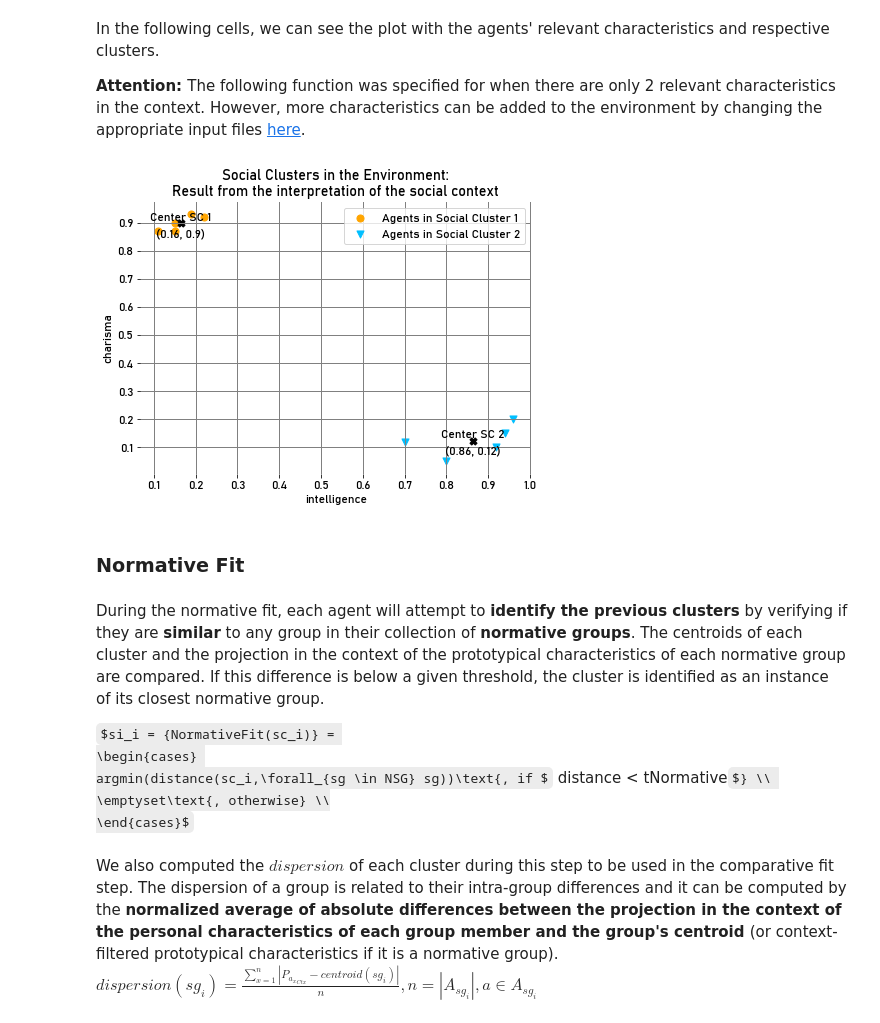
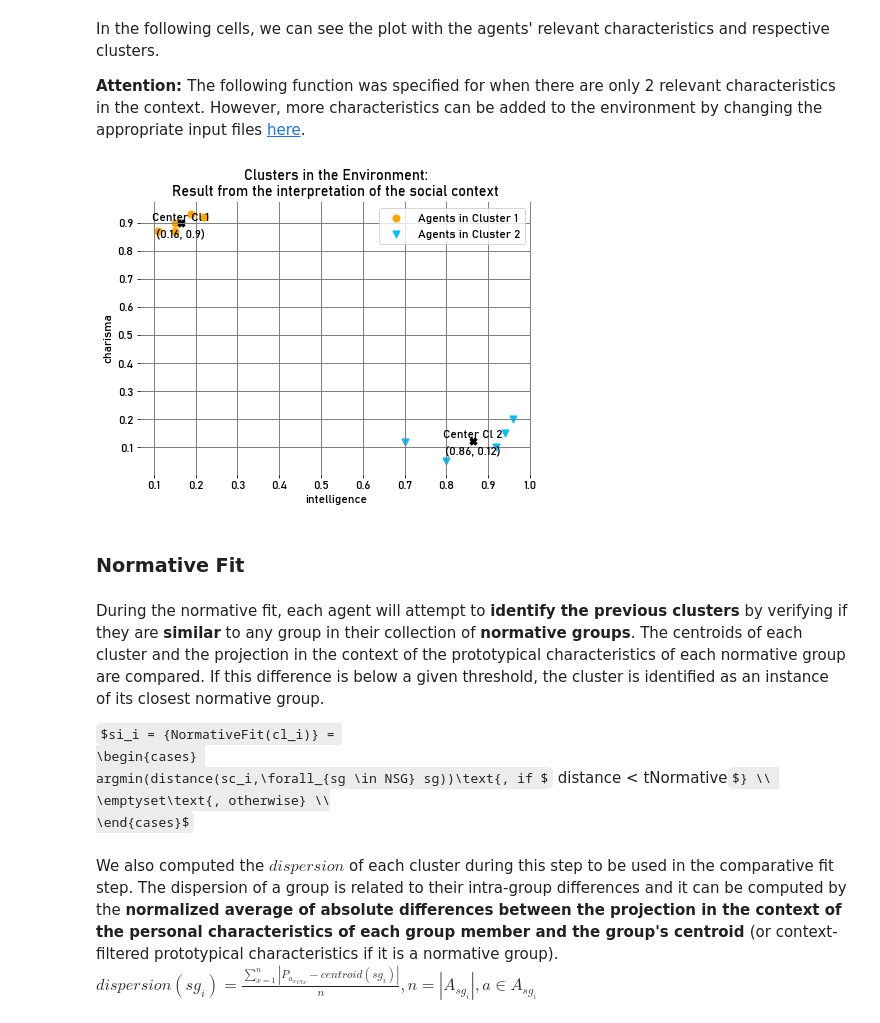
Before and after one commit to GAIPS/dynamic-identity-model-for-agents, a Jupyter notebook: JupyterNotebook/DynamicIdentityModelForAgents.ipynb, the cells around one changed output. Cells and saved outputs as stored; diff of their text form; code cells hidden in the pictures; some formulas as TeX source.

Commit message:
Updated model terminology and added group size experiments
- Social clusters to clusters
- Added 70/30 DG group size experiments, and 90/10
- Changed figures + added plots

```diff
--- a/JupyterNotebook/DynamicIdentityModelForAgents.ipynb
+++ b/JupyterNotebook/DynamicIdentityModelForAgents.ipynb
@@ -351,44 +351,44 @@ def printClustering():
     for i in range(0, clustersCt[0]):
         x = []
         y = []
         symbol = plotSymbols[i%lenSymbolsAgents]
         for j in range(0, len(dataAgents)):
             if(clustersCt[1][j] == i):
                 #plotting the agents
                 x.append(dataAgents[j][0])
                 y.append(dataAgents[j][1])
         color = colors[i%lenColorsClusters]
-        plt.scatter(x, y, c=color, marker=symbol, s = 50, label="Agents in Social Cluster " + str(i+1))
+        plt.scatter(x, y, c=color, marker=symbol, s = 50, label="Agents in Cluster " + str(i+1))
 
     #plotting the centroids
     for c in range(0, len(clustersCt[2])):
         x = clustersCt[2][c][0]
         y = clustersCt[2][c][1]
         plt.scatter(x, y, marker='X', s = 50, c='black')
-        plt.annotate("Center SC " + str(c+1), (x, y+0.01), ha='center')
+        plt.annotate("Center Cl " + str(c+1), (x, y+0.01), ha='center')
         plt.annotate("(" + str(np.around(x,2)) + ", " + str(np.around(y,2)) +")", (x, y-0.05), ha='center')
 
-    plt.title('Social Clusters in the Environment:\nResult from the interpretation of the social context')
+    plt.title('Clusters in the Environment:\nResult from the interpretation of the social context')
     theme = context.theme
     if len(theme) == 0:
         theme = context.agentsPresent[0].personalCharacteristics
     themeKeys = list(theme)
     plt.xlabel(themeKeys[0])
     plt.ylabel(themeKeys[1])
     plt.legend(fancybox=True)
     plt.show()
 
 
 printClustering()
 # %% [output]
-[figure, old version]
+[figure, new version]
 # %% [markdown]
 ### Normative Fit <a id="normativeFit"></a>
 # %% [markdown]
 During the normative fit, each agent will attempt to <b>identify the previous clusters</b> by verifying if they are <b>similar</b> to any group in their collection of <b>normative groups</b>.
 The centroids of each cluster and the projection in the context of the prototypical characteristics of each normative group are compared. If this difference is below a given threshold, the cluster is identified as an instance of its closest normative group.
 
-$si_i = {NormativeFit(sc_i)} =
+$si_i = {NormativeFit(cl_i)} =
 \begin{cases}
 argmin(distance(sc_i,\forall_{sg \in NSG} sg))\text{, if $distance < tNormative$} \\
 \emptyset\text{, otherwise} \\
```
Also changed, not shown: parts of 6 cells of this notebook, 11 other files.
